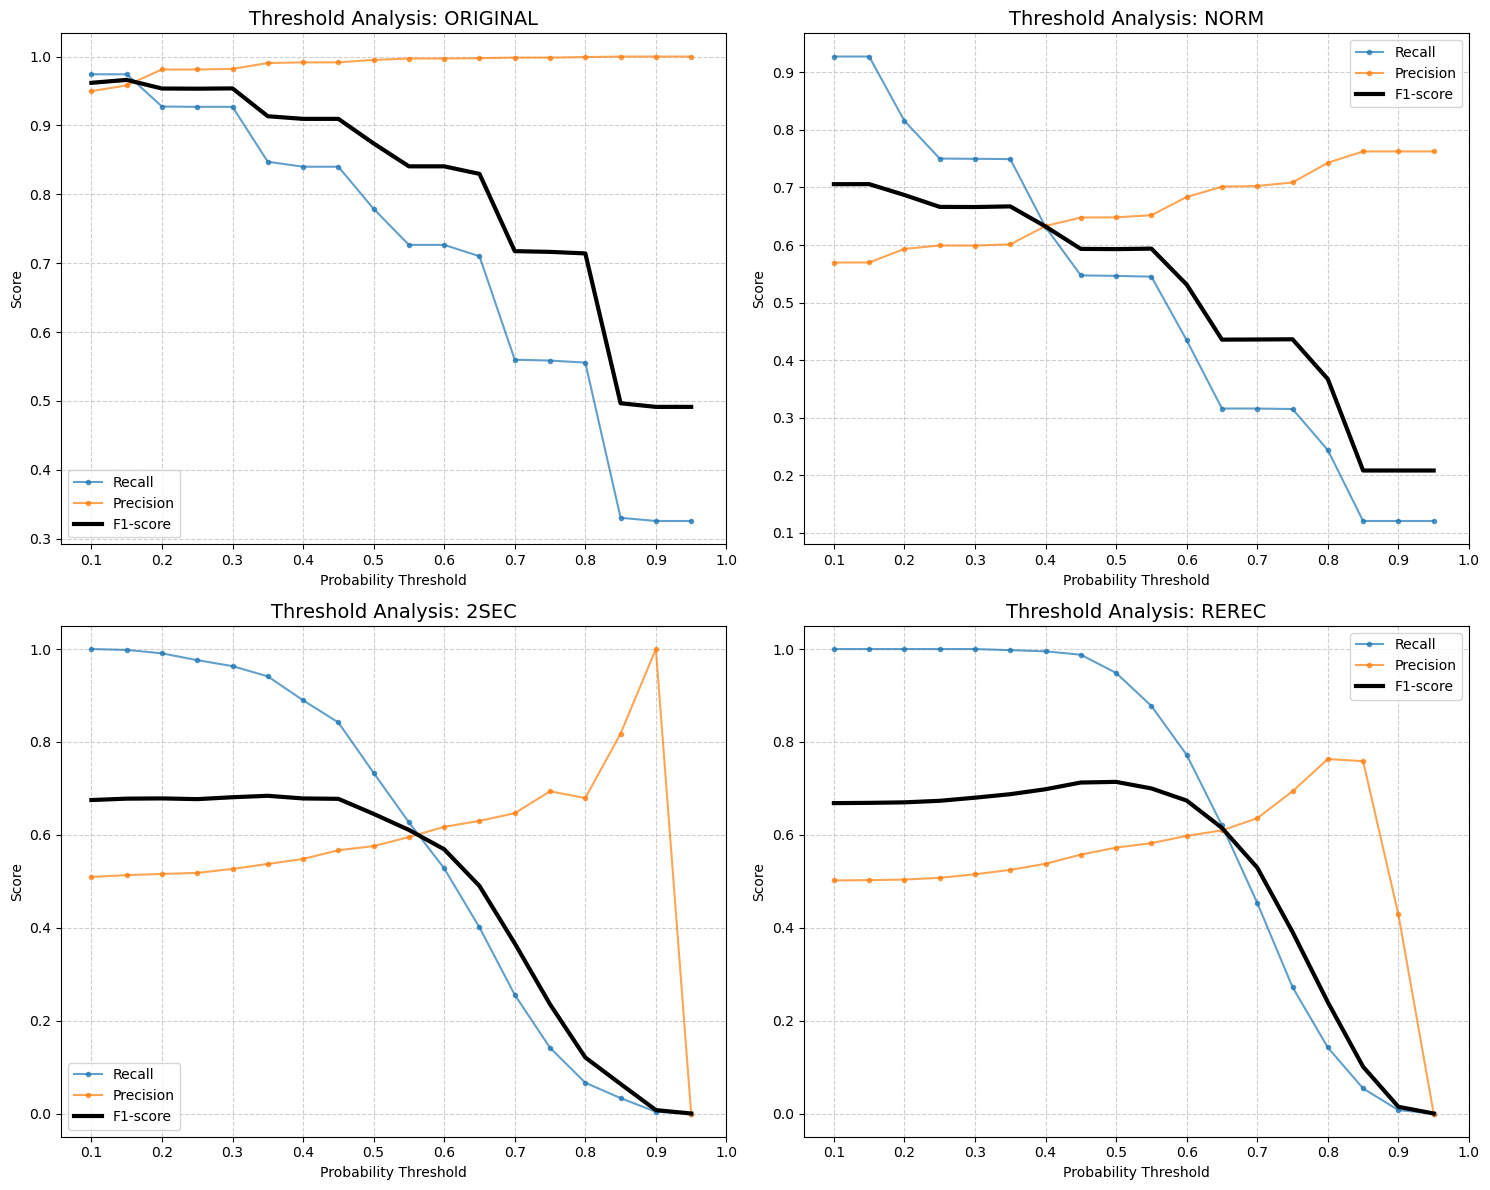
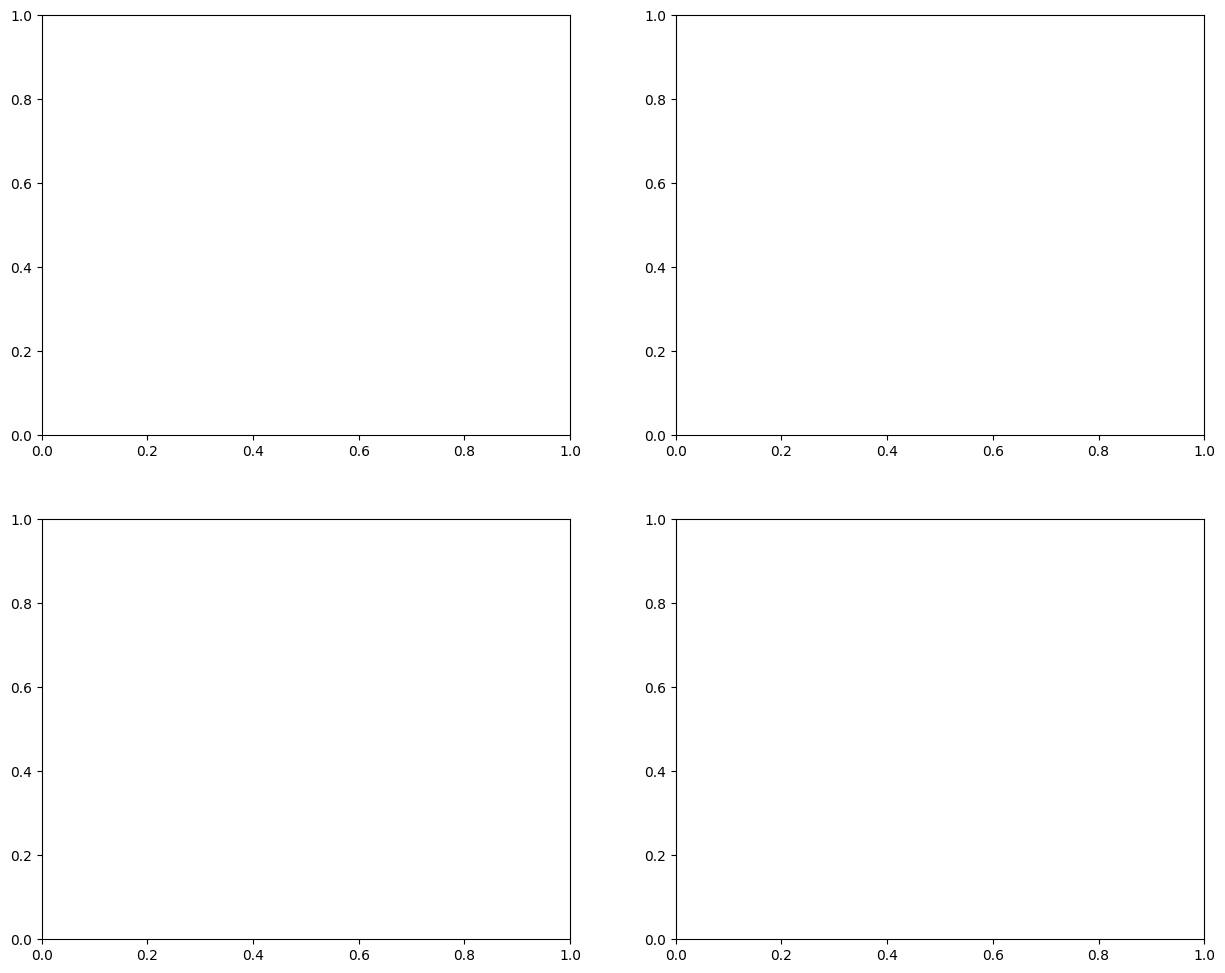
Code edit (unified diff) that turned the first committed figure into the second:
--- before
+++ after
@@ -1,2 +1,3 @@
+from sklearn.feature_selection import SequentialFeatureSelector
 final_metrics = []
 
@@ -17,5 +18,11 @@
     
     # Инициализация и обучение модели
-    model = neighbors.KNeighborsClassifier(**params, n_jobs=-1)
+    model = SequentialFeatureSelector(
+          neighbors.KNeighborsClassifier(**params, n_jobs=-1),
+          n_features_to_select=3,
+          direction='backward',
+          scoring='accuracy'
+    )
+    # model = neighbors.KNeighborsClassifier(**params, n_jobs=-1)
     model.fit(X_train, y_train)
     
@@ -36,9 +43,9 @@
             f1_scores.append(metrics.f1_score(y_test, y_pred_custom))
 
-    # 5. Визуализация на i-м графике
+    # Визуализация 
     ax = axes[i]
     ax.plot(thresholds, recall_scores, label='Recall', marker='.', alpha=0.7)
     ax.plot(thresholds, precision_scores, label='Precision', marker='.', alpha=0.7)
-    ax.plot(thresholds, f1_scores, label='F1-score', lw=3, color='black') # Выделим F1 пожирнее
+    ax.plot(thresholds, f1_scores, label='F1-score', lw=3, color='black') 
 
     # Оформление графика
@@ -46,5 +53,5 @@
     ax.set_xlabel('Probability Threshold')
     ax.set_ylabel('Score')
-    ax.set_xticks(np.arange(0.1, 1.05, 0.1)) # Сетка чуть пореже для читаемости
+    ax.set_xticks(np.arange(0.1, 1.05, 0.1)) 
     ax.grid(True, linestyle='--', alpha=0.6)
     ax.legend()

Commit: Final commit